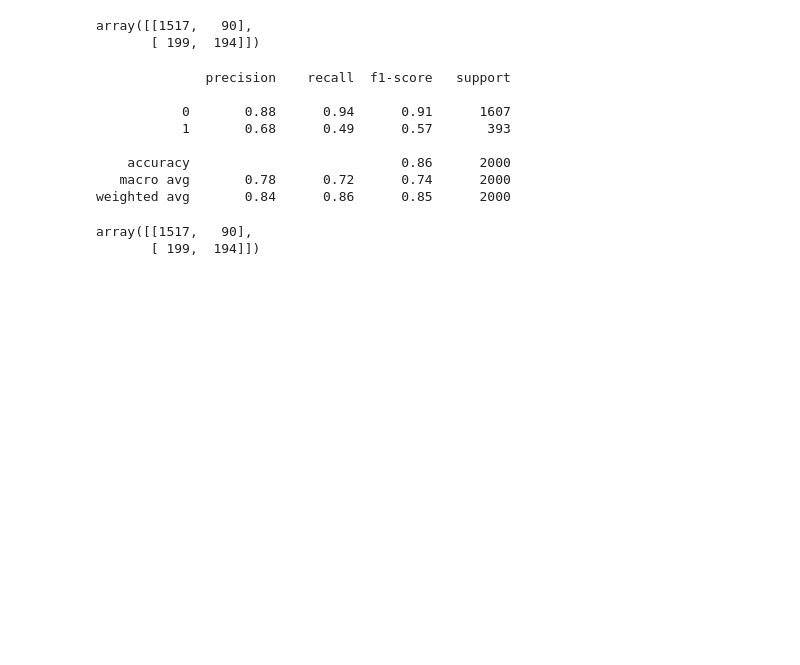
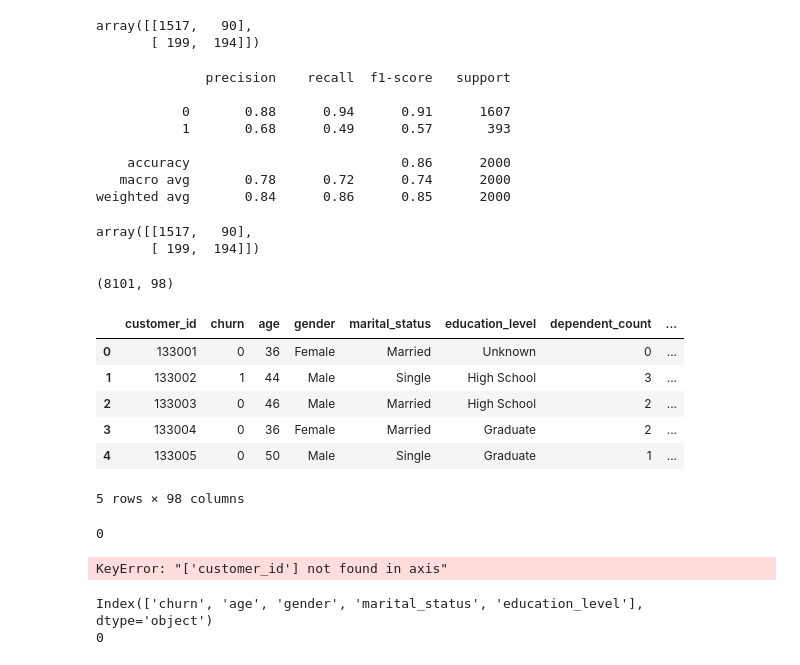
Before and after one commit to Gyanvi23/ChurnZeroAI, a Jupyter notebook: notebooks/churn_training.ipynb, the cells around one changed output. Cells and saved outputs as stored; diff of their text form; code cells hidden in the pictures; blank space fills up the shorter version.

```diff
--- a/notebooks/churn_training.ipynb
+++ b/notebooks/churn_training.ipynb
@@ -358,0 +474,62 @@ array([[1517,   90],
+# %%
+import pandas as pd
+
+train_df = pd.read_csv("../data/ChurnZero_dataset_v1.csv")
+
+print(train_df.shape)
+train_df.head()
+# %% [output]
+(8101, 98)
+|  | customer_id | churn | age | gender | marital_status | education_level | dependent_count | ... |
+| 0 | 133001 | 0 | 36 | Female | Married | Unknown | 0 | ... |
+| 1 | 133002 | 1 | 44 | Male | Single | High School | 3 | ... |
+| 2 | 133003 | 0 | 46 | Male | Married | High School | 2 | ... |
+| 3 | 133004 | 0 | 36 | Female | Married | Graduate | 2 | ... |
+| 4 | 133005 | 0 | 50 | Male | Single | Graduate | 1 | ... |
+5 rows × 98 columns
+# %%
+train_df = train_df.drop(columns=["customer_id"])
+
+train_df["app_rating_given"] = train_df[
+    "app_rating_given"
+].fillna(
+    train_df["app_rating_given"].median()
+)
+
+print(
+    train_df.isnull().sum().sum()
+)
+# %% [output]
+0
+# %%
+train_df = train_df.drop(
+    columns=[
+        "customer_id"
+    ]
+)
+
+train_df[
+    "app_rating_given"
+] = train_df[
+    "app_rating_given"
+].fillna(
+
+    train_df[
+        "app_rating_given"
+    ].median()
+)
+
+print(
+    train_df.isnull().sum().sum()
+)
+# %% [output]
+KeyError: "['customer_id'] not found in axis"
+# %%
+print(train_df.columns[:5])
+
+print(
+    train_df.isnull().sum().sum()
+)
+# %% [output]
+Index(['churn', 'age', 'gender', 'marital_status', 'education_level'], dtype='object')
+0
```
Also changed, not shown: parts of 16 cells of this notebook, 2 other files.
